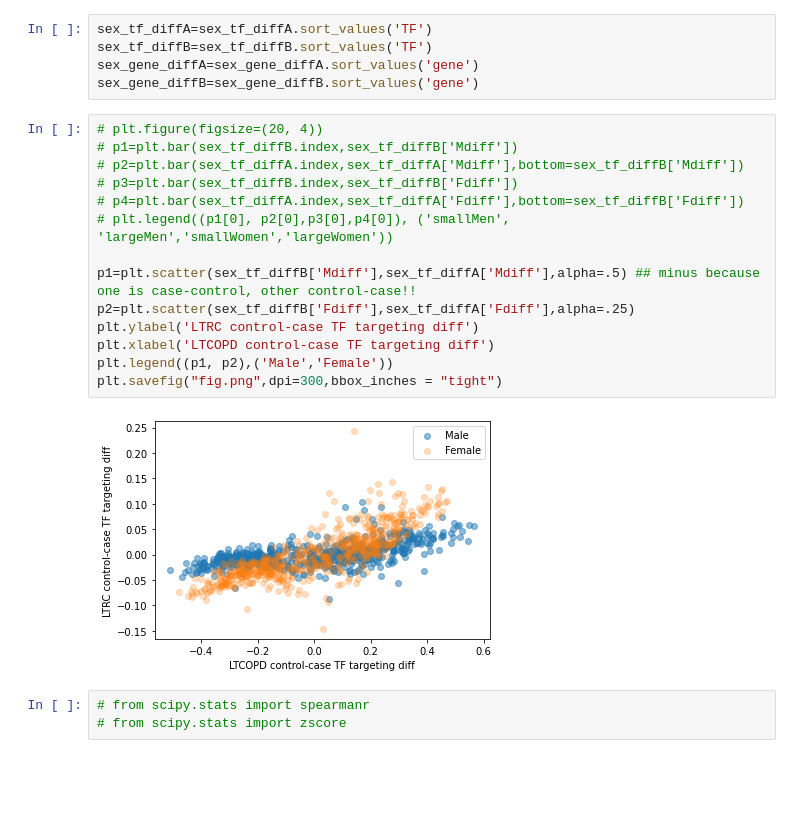
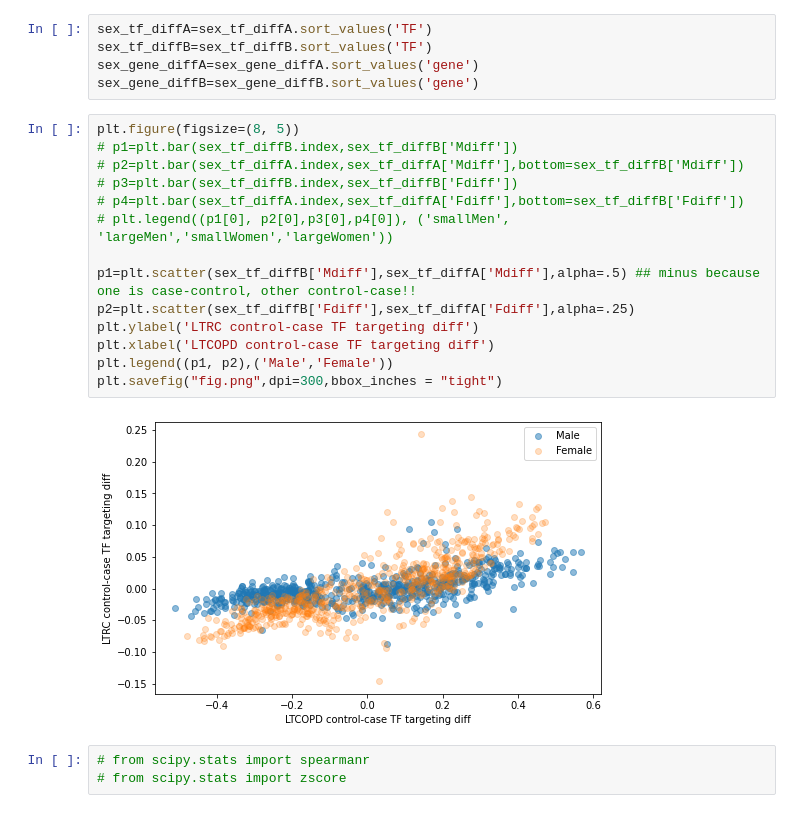
Before and after one commit to dcolinmorgan/LTCOPDsex, a Jupyter notebook: 2xCOPD_gender.ipynb, the cells around one changed output. Cells and saved outputs as stored; diff of their text form; blank space fills up the shorter version.

```diff
--- a/2xCOPD_gender.ipynb
+++ b/2xCOPD_gender.ipynb
@@ -687,21 +687,21 @@ sex_tf_diffB=sex_tf_diffB.sort_values('TF')
 sex_gene_diffA=sex_gene_diffA.sort_values('gene')
 sex_gene_diffB=sex_gene_diffB.sort_values('gene')
 # %%
-# plt.figure(figsize=(20, 4))
+plt.figure(figsize=(8, 5))
 # p1=plt.bar(sex_tf_diffB.index,sex_tf_diffB['Mdiff'])
 # p2=plt.bar(sex_tf_diffA.index,sex_tf_diffA['Mdiff'],bottom=sex_tf_diffB['Mdiff'])
 # p3=plt.bar(sex_tf_diffB.index,sex_tf_diffB['Fdiff'])
 # p4=plt.bar(sex_tf_diffA.index,sex_tf_diffA['Fdiff'],bottom=sex_tf_diffB['Fdiff'])
 # plt.legend((p1[0], p2[0],p3[0],p4[0]), ('smallMen', 'largeMen','smallWomen','largeWomen'))
 
 p1=plt.scatter(sex_tf_diffB['Mdiff'],sex_tf_diffA['Mdiff'],alpha=.5) ## minus because one is case-control, other control-case!!
 p2=plt.scatter(sex_tf_diffB['Fdiff'],sex_tf_diffA['Fdiff'],alpha=.25)
 plt.ylabel('LTRC control-case TF targeting diff')
 plt.xlabel('LTCOPD control-case TF targeting diff')
 plt.legend((p1, p2),('Male','Female'))
 plt.savefig("fig.png",dpi=300,bbox_inches = "tight")
 # %% [output]
-[figure, old version]
+[figure, new version]
 # %%
 # from scipy.stats import spearmanr
 # from scipy.stats import zscore
```
Also changed, not shown: parts of 18 cells of this notebook.
